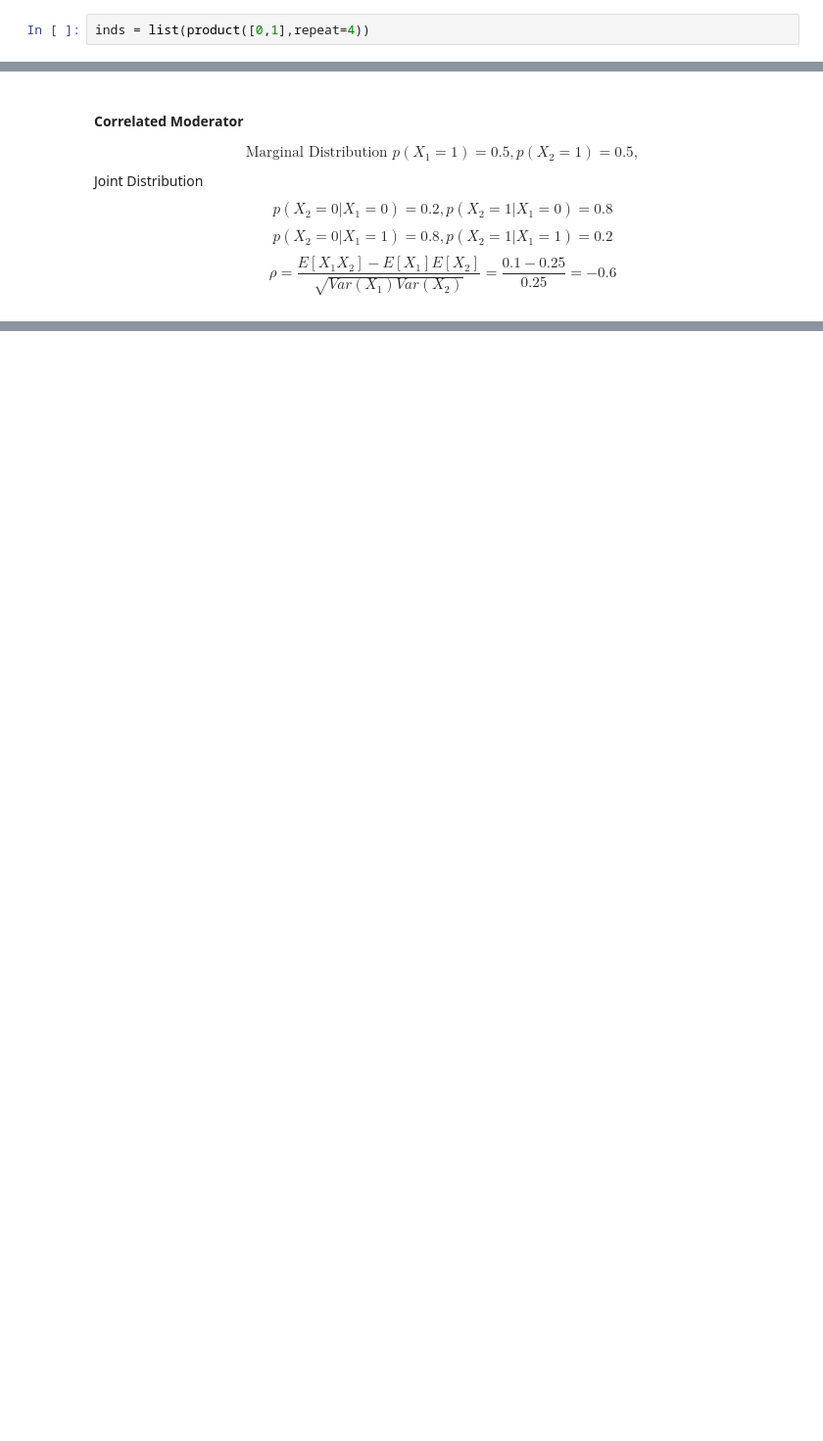
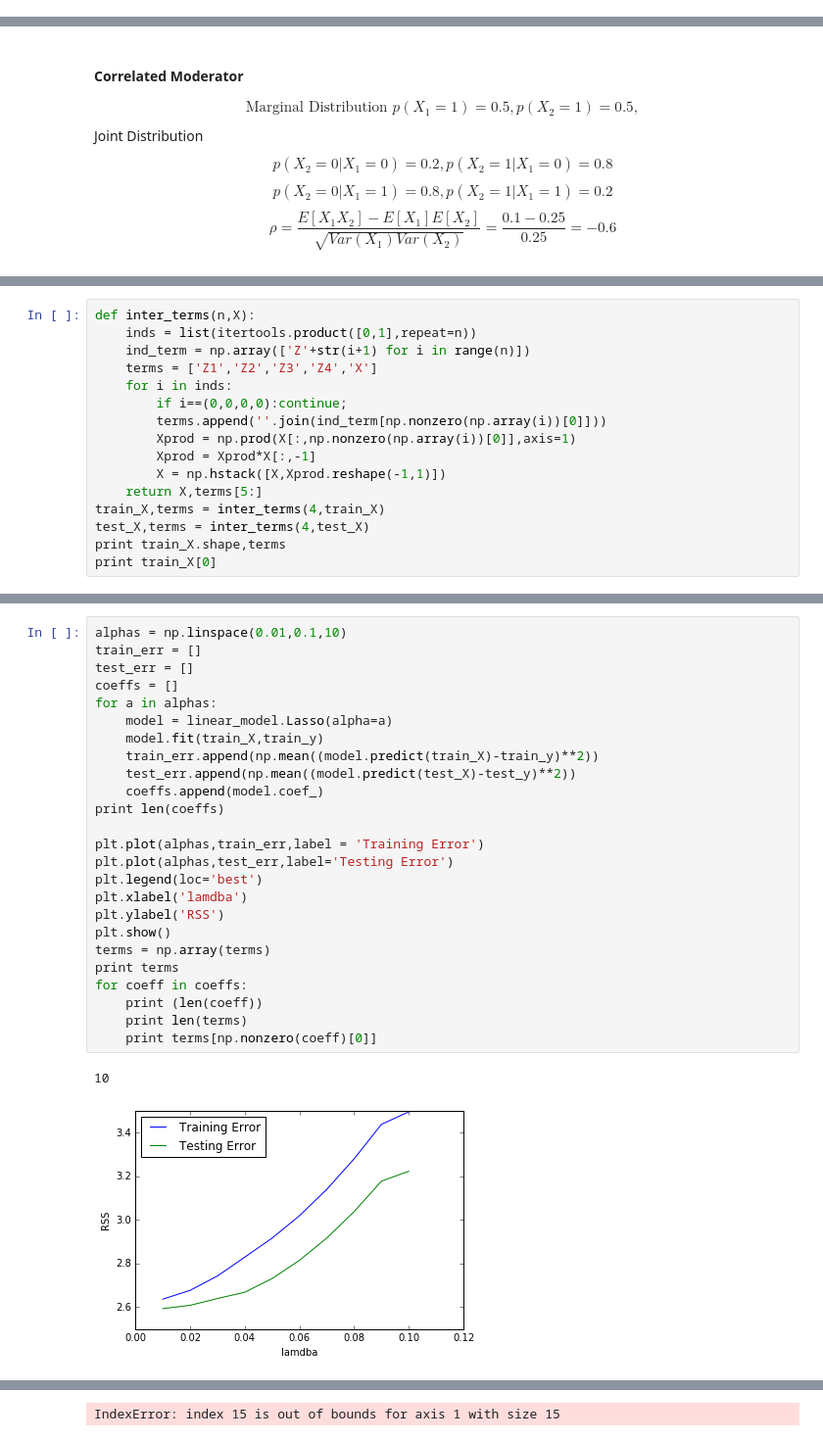
Before and after one commit to jtwangac/AM221_project, a Jupyter notebook: exp_continous.ipynb, the cells around one changed output, grey strips where cells are left out. Shown: that part at 98% size. Saved outputs shown, nothing was run; the diff lists cells and outputs as text; blank space fills up the shorter version.

```diff
--- a/exp_continous.ipynb
+++ b/exp_continous.ipynb
@@ -286,2 +188,0 @@ from itertools import product
-# %%
-inds = list(product([0,1],repeat=4))
@@ -606,0 +427,16 @@ set([0]) 2.14596149865 2.54591448132
+# %%
+def inter_terms(n,X):
+    inds = list(itertools.product([0,1],repeat=n))
+    ind_term = np.array(['Z'+str(i+1) for i in range(n)])
+    terms = ['Z1','Z2','Z3','Z4','X']
+    for i in inds:
+        if i==(0,0,0,0):continue;
+        terms.append(''.join(ind_term[np.nonzero(np.array(i))[0]]))
+        Xprod = np.prod(X[:,np.nonzero(np.array(i))[0]],axis=1)
+        Xprod = Xprod*X[:,-1]
+        X = np.hstack([X,Xprod.reshape(-1,1)])
+    return X,terms[5:]
+train_X,terms = inter_terms(4,train_X)
+test_X,terms = inter_terms(4,test_X)
+print train_X.shape,terms
+print train_X[0]
@@ -606,0 +448,28 @@ set([0]) 2.14596149865 2.54591448132
+# %%
+alphas = np.linspace(0.01,0.1,10)
+train_err = []
+test_err = []
+coeffs = []
+for a in alphas:
+    model = linear_model.Lasso(alpha=a)
+    model.fit(train_X,train_y)
+    train_err.append(np.mean((model.predict(train_X)-train_y)**2))
+    test_err.append(np.mean((model.predict(test_X)-test_y)**2))
+    coeffs.append(model.coef_)
+print len(coeffs)
+
+plt.plot(alphas,train_err,label = 'Training Error')
+plt.plot(alphas,test_err,label='Testing Error')
+plt.legend(loc='best')
+plt.xlabel('lamdba')
+plt.ylabel('RSS')
+plt.show()
+terms = np.array(terms)
+print terms
+for coeff in coeffs:
+    print (len(coeff))
+    print len(terms)
+    print terms[np.nonzero(coeff)[0]]
+# %% [output]
+10
+[figure, added]
@@ -606,0 +493 @@ set([0]) 2.14596149865 2.54591448132
+IndexError: index 15 is out of bounds for axis 1 with size 15
```
Also changed, not shown: parts of 36 cells of this notebook, 13 other files.
